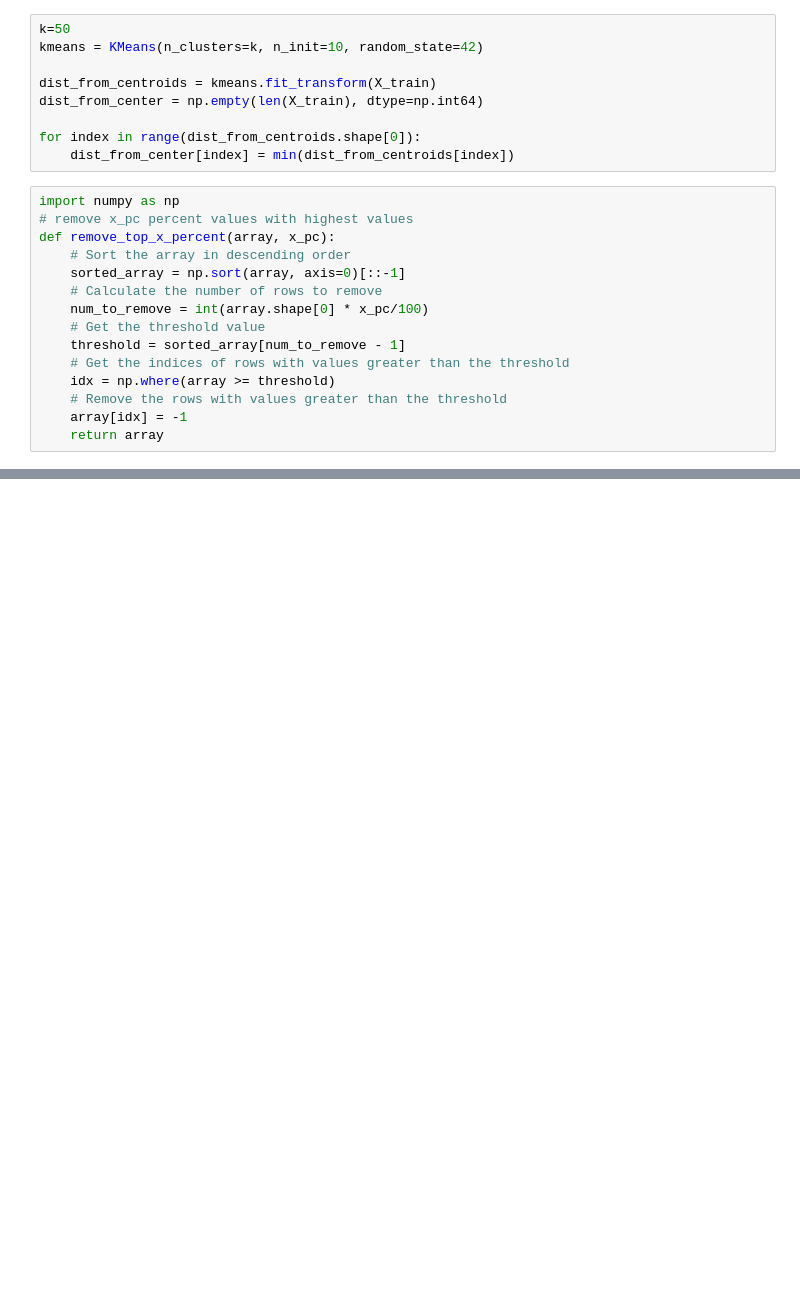
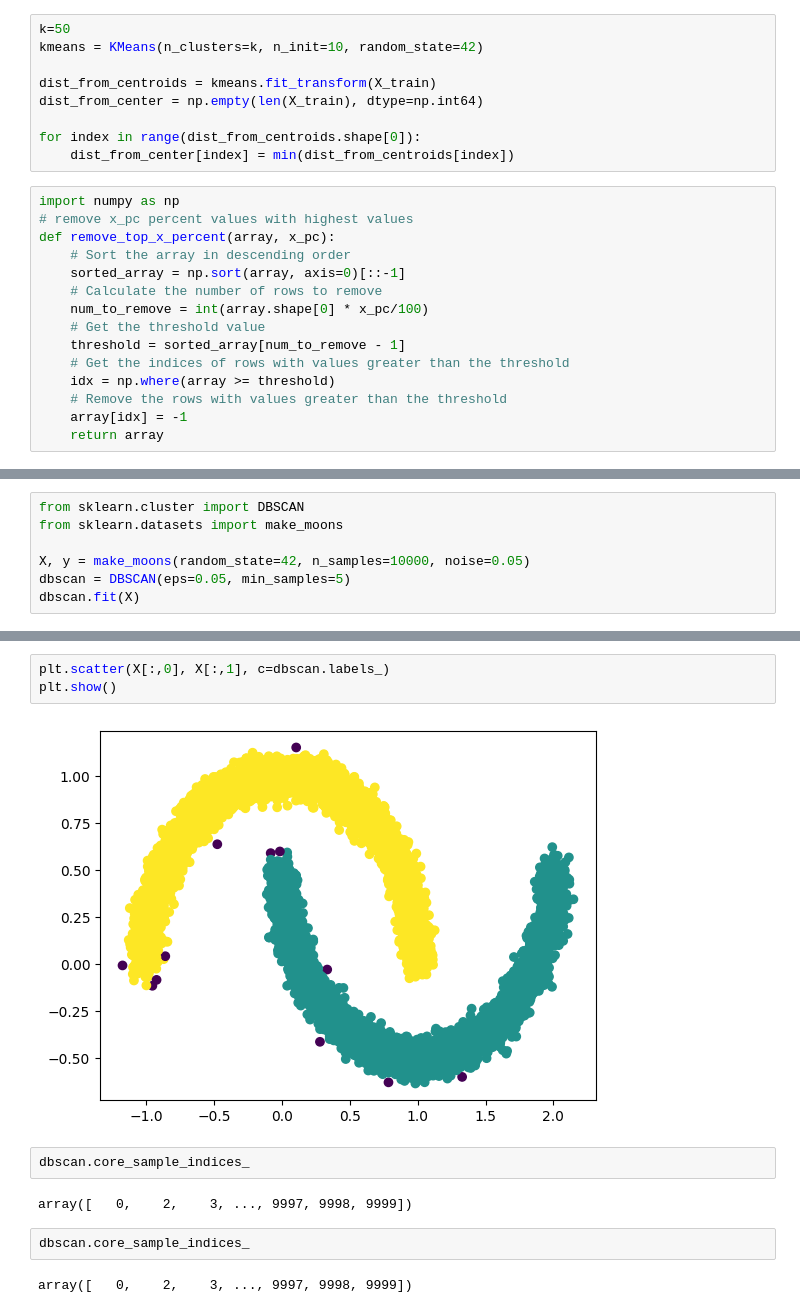
Before and after one commit to Data-Gyan/UnsupervisedLearning, a Jupyter notebook: UnsupervisedLearning.ipynb, the cells around one changed output, grey strips where cells are left out. Drawn from its saved outputs; the diff is of its cells as text; blank space fills up the shorter version.

Commit message:
Update DBSCAN and other clustering techniques

```diff
--- a/UnsupervisedLearning.ipynb
+++ b/UnsupervisedLearning.ipynb
@@ -298,0 +331,7 @@ np.round(log_reg.score(X_test, y_test)*100, 2)
+# %%
+from sklearn.cluster import DBSCAN
+from sklearn.datasets import make_moons
+
+X, y = make_moons(random_state=42, n_samples=10000, noise=0.05)
+dbscan = DBSCAN(eps=0.05, min_samples=5)
+dbscan.fit(X)
@@ -298,0 +348,13 @@ np.round(log_reg.score(X_test, y_test)*100, 2)
+# %%
+plt.scatter(X[:,0], X[:,1], c=dbscan.labels_)
+plt.show()
+# %% [output]
+[figure, added]
+# %%
+dbscan.core_sample_indices_
+# %% [output]
+array([   0,    2,    3, ..., 9997, 9998, 9999])
+# %%
+dbscan.core_sample_indices_
+# %% [output]
+array([   0,    2,    3, ..., 9997, 9998, 9999])
```
Also changed, not shown: parts of 9 cells of this notebook.
